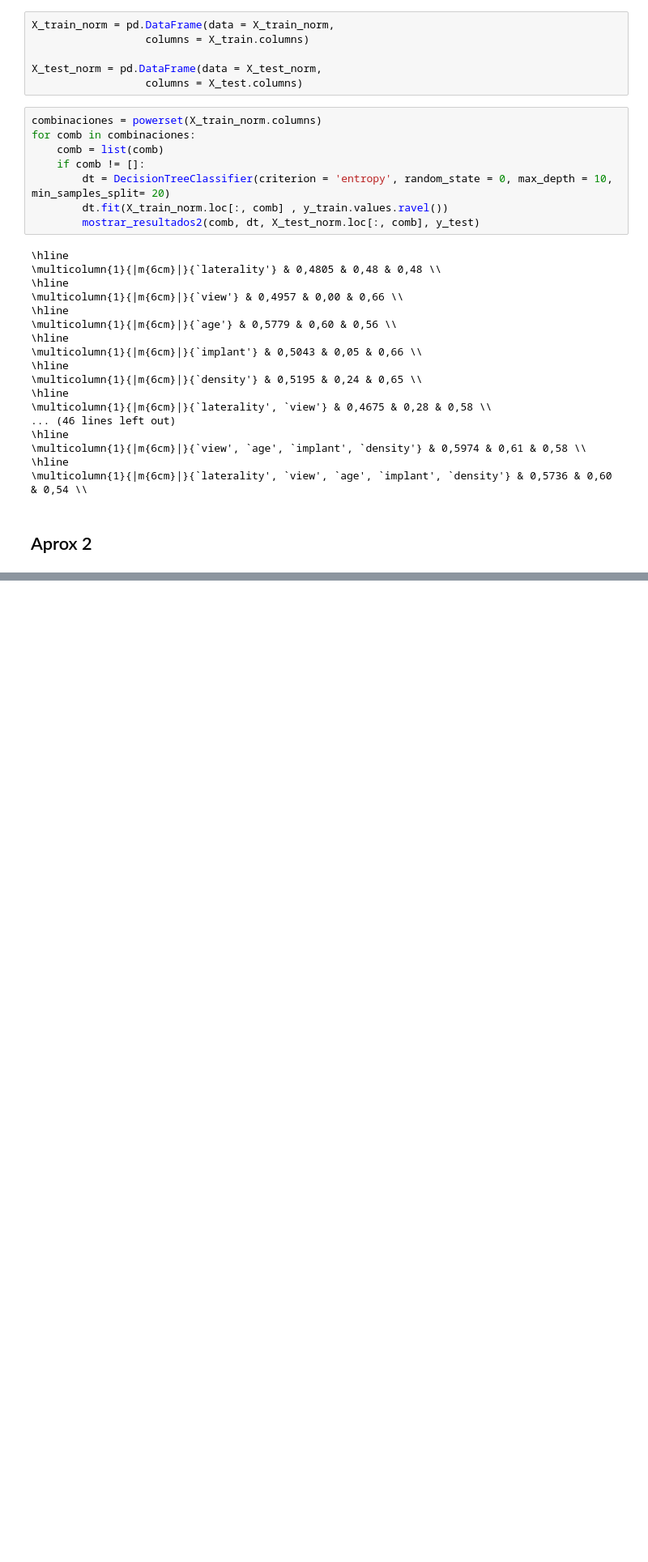
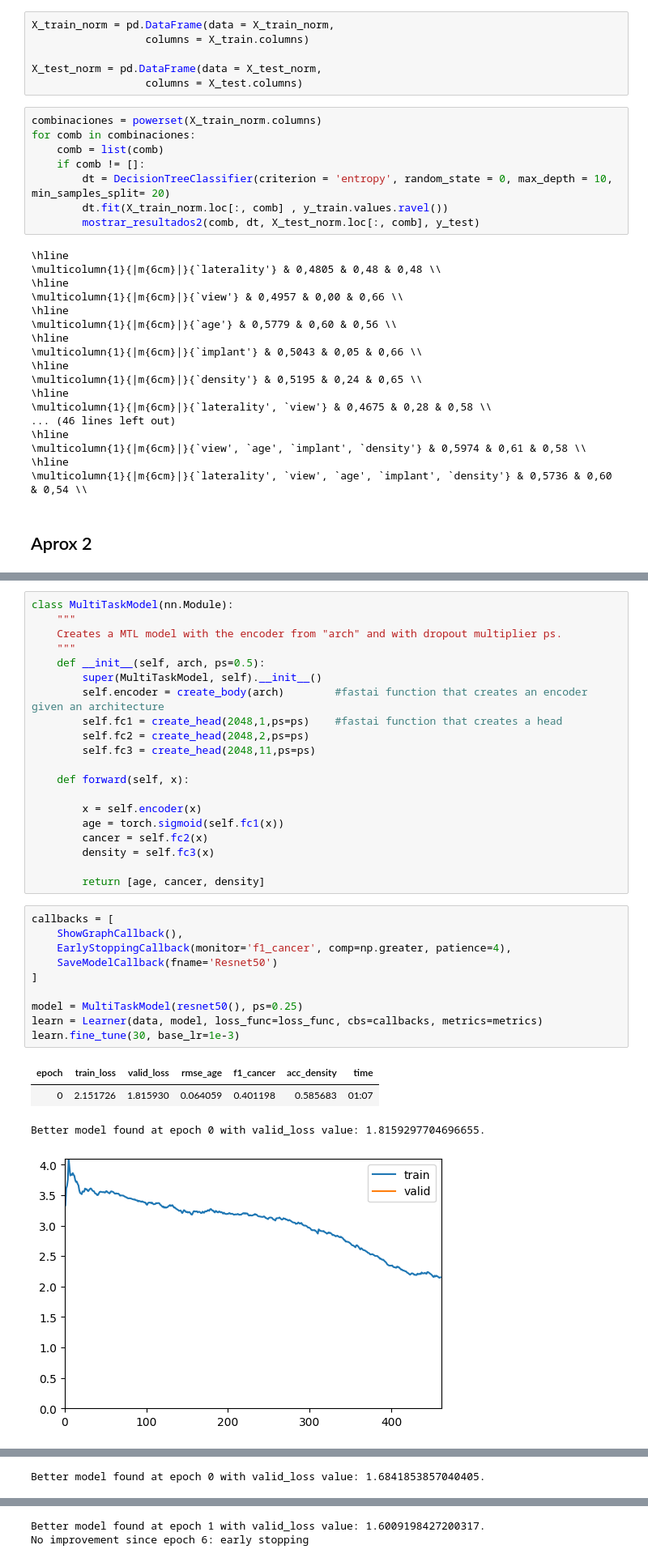
Before and after one commit to inigo99/CancerDetection, a Jupyter notebook: TFM.ipynb, the cells around one changed output, grey strips where cells are left out. Shown at 81% size. Drawn from its saved outputs; the diff is of its cells as text; blank space fills up the shorter version.

```diff
--- a/TFM.ipynb
+++ b/TFM.ipynb
@@ -1801,0 +1737,35 @@ No improvement since epoch 8: early stopping
+# %%
+class MultiTaskModel(nn.Module):
+    """
+    Creates a MTL model with the encoder from "arch" and with dropout multiplier ps.
+    """
+    def __init__(self, arch, ps=0.5):
+        super(MultiTaskModel, self).__init__()
+        self.encoder = create_body(arch)        #fastai function that creates an encoder given an architecture
+        self.fc1 = create_head(2048,1,ps=ps)    #fastai function that creates a head
+        self.fc2 = create_head(2048,2,ps=ps)
+        self.fc3 = create_head(2048,11,ps=ps)
+
+    def forward(self, x):
+
+        x = self.encoder(x)
+        age = torch.sigmoid(self.fc1(x))
+        cancer = self.fc2(x)
+        density = self.fc3(x)
+
+        return [age, cancer, density]
+# %%
+callbacks = [
+    ShowGraphCallback(),
+    EarlyStoppingCallback(monitor='f1_cancer', comp=np.greater, patience=4),
+    SaveModelCallback(fname='Resnet50')
+]
+
+model = MultiTaskModel(resnet50(), ps=0.25)
+learn = Learner(data, model, loss_func=loss_func, cbs=callbacks, metrics=metrics)
+learn.fine_tune(30, base_lr=1e-3)
+# %% [output]
+| epoch | train_loss | valid_loss | rmse_age | f1_cancer | acc_density | time |
+| 0 | 2.151726 | 1.815930 | 0.064059 | 0.401198 | 0.585683 | 01:07 |
+Better model found at epoch 0 with valid_loss value: 1.8159297704696655.
+[figure, added]
@@ -1801,0 +1784 @@ No improvement since epoch 8: early stopping
+Better model found at epoch 0 with valid_loss value: 1.6841853857040405.
@@ -1801,0 +1786,2 @@ No improvement since epoch 8: early stopping
+Better model found at epoch 1 with valid_loss value: 1.6009198427200317.
+No improvement since epoch 6: early stopping
```
Also changed, not shown: parts of 9 cells of this notebook.
